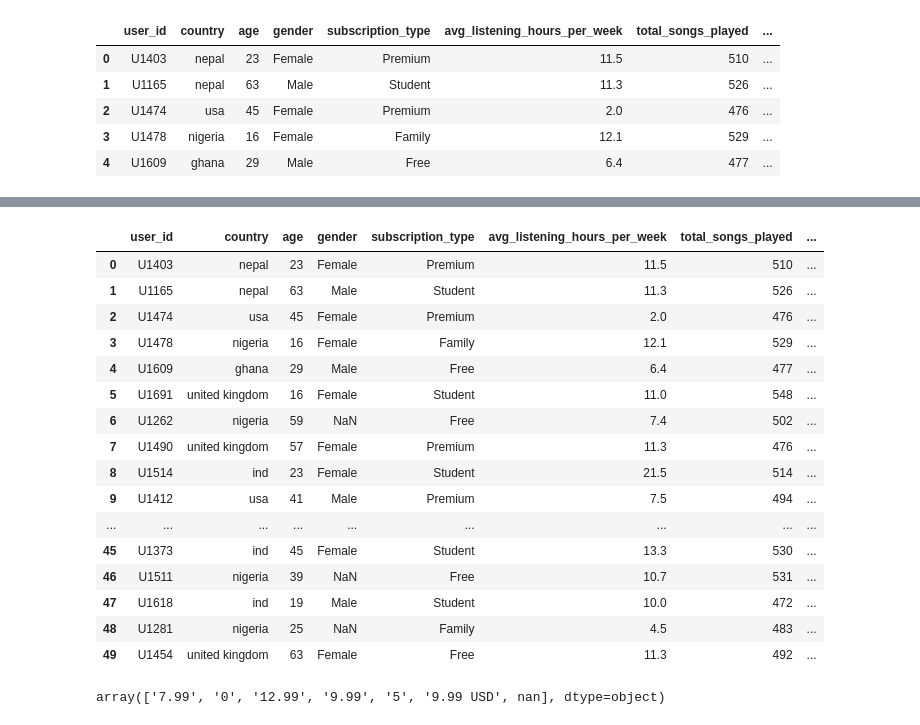
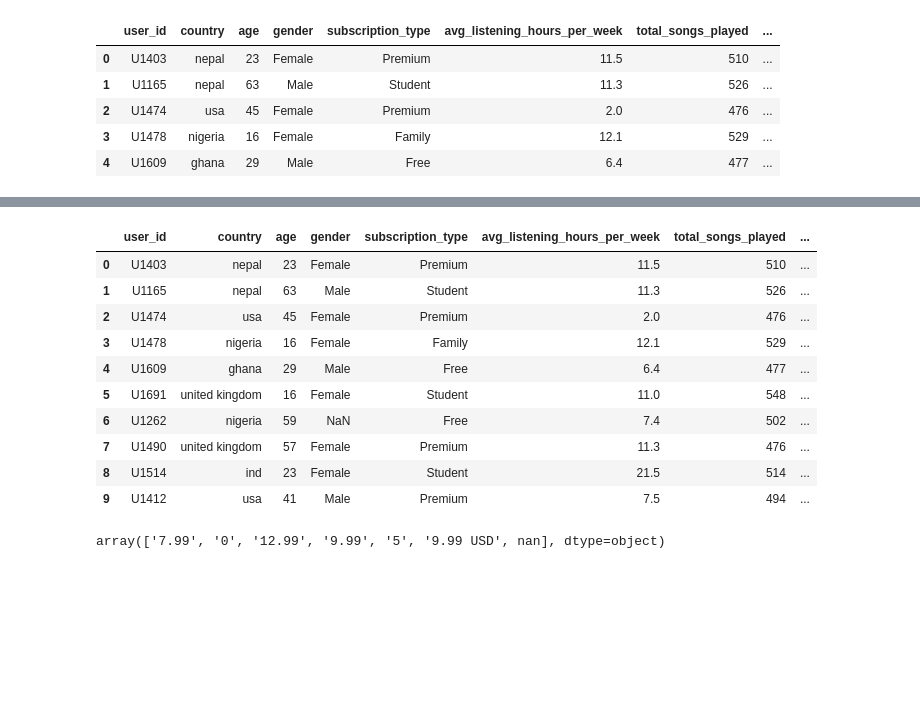
Before and after one commit to mirajgansi/IoA_Autum_sprint, a Jupyter notebook: notebook/data_wave.ipynb, the cells around one changed output, grey strips where cells are left out. Drawn from its saved outputs; the diff is of its cells as text; code cells hidden in the pictures; blank space fills up the shorter version.

```diff
--- a/notebook/data_wave.ipynb
+++ b/notebook/data_wave.ipynb
@@ -293,25 +293,19 @@ waveMusic_Df.loc[~percent_mask, 'skip_rate']=(
     .astype(float)
 )
 # %%
-waveMusic_Df.head(50)
+waveMusic_Df.head(10)
 # %% [output]
 |  | user_id | country | age | gender | subscription_type | avg_listening_hours_per_week | total_songs_played | ... |
 | 0 | U1403 | nepal | 23 | Female | Premium | 11.5 | 510 | ... |
 | 1 | U1165 | nepal | 63 | Male | Student | 11.3 | 526 | ... |
 | 2 | U1474 | usa | 45 | Female | Premium | 2.0 | 476 | ... |
 | 3 | U1478 | nigeria | 16 | Female | Family | 12.1 | 529 | ... |
 | 4 | U1609 | ghana | 29 | Male | Free | 6.4 | 477 | ... |
 | 5 | U1691 | united kingdom | 16 | Female | Student | 11.0 | 548 | ... |
 | 6 | U1262 | nigeria | 59 | NaN | Free | 7.4 | 502 | ... |
 | 7 | U1490 | united kingdom | 57 | Female | Premium | 11.3 | 476 | ... |
 | 8 | U1514 | ind | 23 | Female | Student | 21.5 | 514 | ... |
 | 9 | U1412 | usa | 41 | Male | Premium | 7.5 | 494 | ... |
-| ... | ... | ... | ... | ... | ... | ... | ... | ... |
-| 45 | U1373 | ind | 45 | Female | Student | 13.3 | 530 | ... |
-| 46 | U1511 | nigeria | 39 | NaN | Free | 10.7 | 531 | ... |
-| 47 | U1618 | ind | 19 | Male | Student | 10.0 | 472 | ... |
-| 48 | U1281 | nigeria | 25 | NaN | Family | 4.5 | 483 | ... |
-| 49 | U1454 | united kingdom | 63 | Female | Free | 11.3 | 492 | ... |
 # %%
 fee = waveMusic_Df['monthly_fee'].unique()
 fee
```
Also changed, not shown: parts of 13 cells of this notebook, 1 other file.
